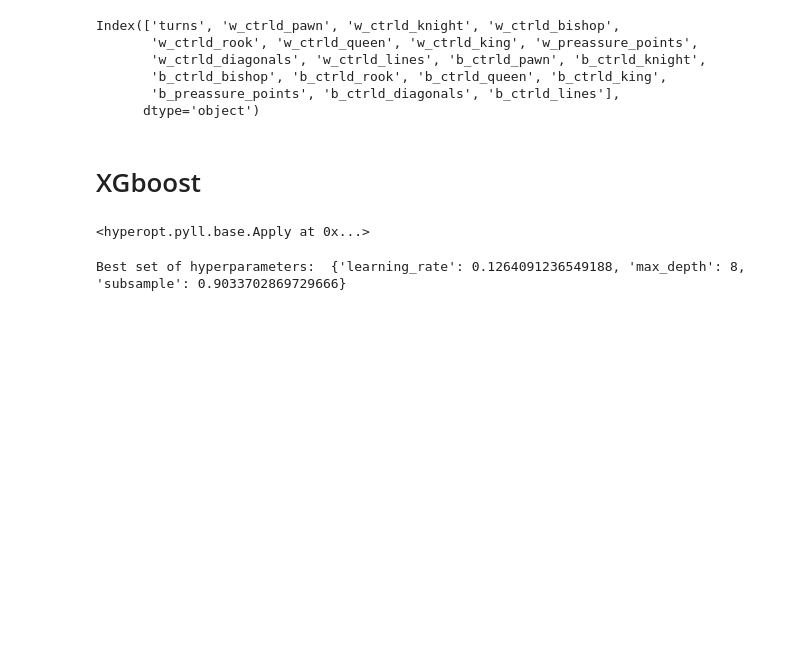
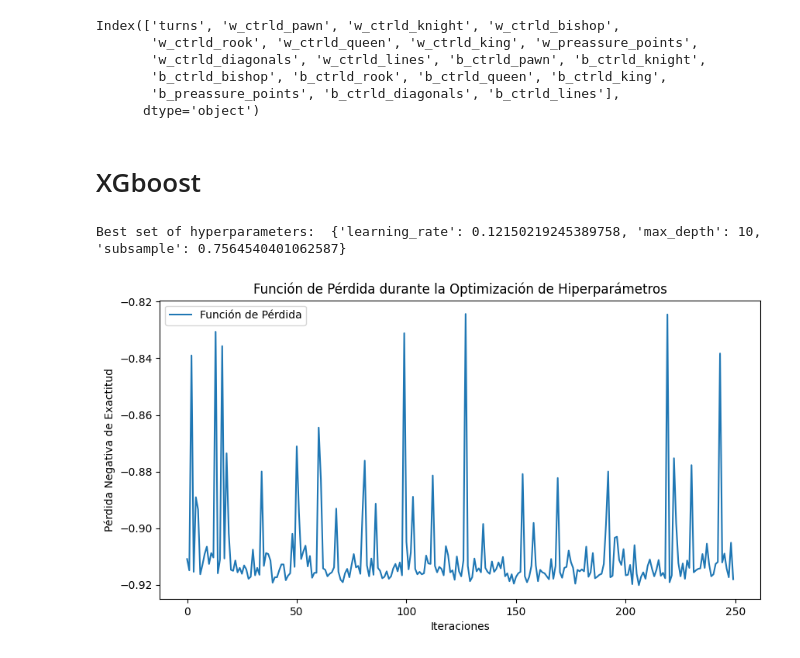
Before and after one commit to AlexNoelHdz/CHESS_openings, a Jupyter notebook: Model_tuning.ipynb, the cells around one changed output. Saved outputs shown, nothing was run; the diff lists cells and outputs as text; code cells hidden in the pictures; blank space fills up the shorter version.

```diff
--- a/Model_tuning.ipynb
+++ b/Model_tuning.ipynb
@@ -40,33 +40,43 @@ Index(['turns', 'w_ctrld_pawn', 'w_ctrld_knight', 'w_ctrld_bishop',
       dtype='object')
 # %% [markdown]
 # XGboost
-# %%
-hp.quniform('max_depth', 2, 8, 1)
-# %% [output]
-<hyperopt.pyll.base.Apply at 0x...>
 # %%
 import xgboost as xgb
-from hyperopt import fmin, tpe, hp, STATUS_OK
+from hyperopt import fmin, tpe, hp, STATUS_OK, Trials
 from sklearn.metrics import accuracy_score
 import numpy as np
+import matplotlib.pyplot as plt
 
 # Define the hyperparameter space
 space = {
     'max_depth': hp.choice('max_depth', np.arange(1, 14, dtype=int)),
     'learning_rate': hp.loguniform('learning_rate', -5, -2),
     'subsample': hp.uniform('subsample', 0.5, 1)
 }
 
 # Define the objective function to minimize
 def objective(params):
     xgb_model = xgb.XGBClassifier(**params)
     xgb_model.fit(X_train, Y_train)
     y_pred = xgb_model.predict(X_test)
     score = accuracy_score(Y_test, y_pred)
     return {'loss': -score, 'status': STATUS_OK}
 
+trials = Trials()
 # Perform the optimization
-best_params = fmin(objective, space, algo=tpe.suggest, max_evals=250)
+best_params = fmin(objective, space, algo=tpe.suggest, max_evals=250, trials=trials)
 print("Best set of hyperparameters: ", best_params)
+# Extraer la función de pérdida de cada resultado en trials
+losses = [x['result']['loss'] for x in trials.trials]
+
+# Graficar la función de pérdida
+plt.figure(figsize=(10, 5))
+plt.plot(losses, label='Función de Pérdida')
+plt.xlabel('Iteraciones')
+plt.ylabel('Pérdida Negativa de Exactitud')
+plt.title('Función de Pérdida durante la Optimización de Hiperparámetros')
+plt.legend()
+plt.show()
 # %% [output]
-Best set of hyperparameters:  {'learning_rate': 0.1264091236549188, 'max_depth': 8, 'subsample': 0.9033702869729666}
+Best set of hyperparameters:  {'learning_rate': 0.12150219245389758, 'max_depth': 10, 'subsample': 0.7564540401062587}
+[figure, added]
```
Also changed, not shown: parts of 18 cells of this notebook, 5 other files.
